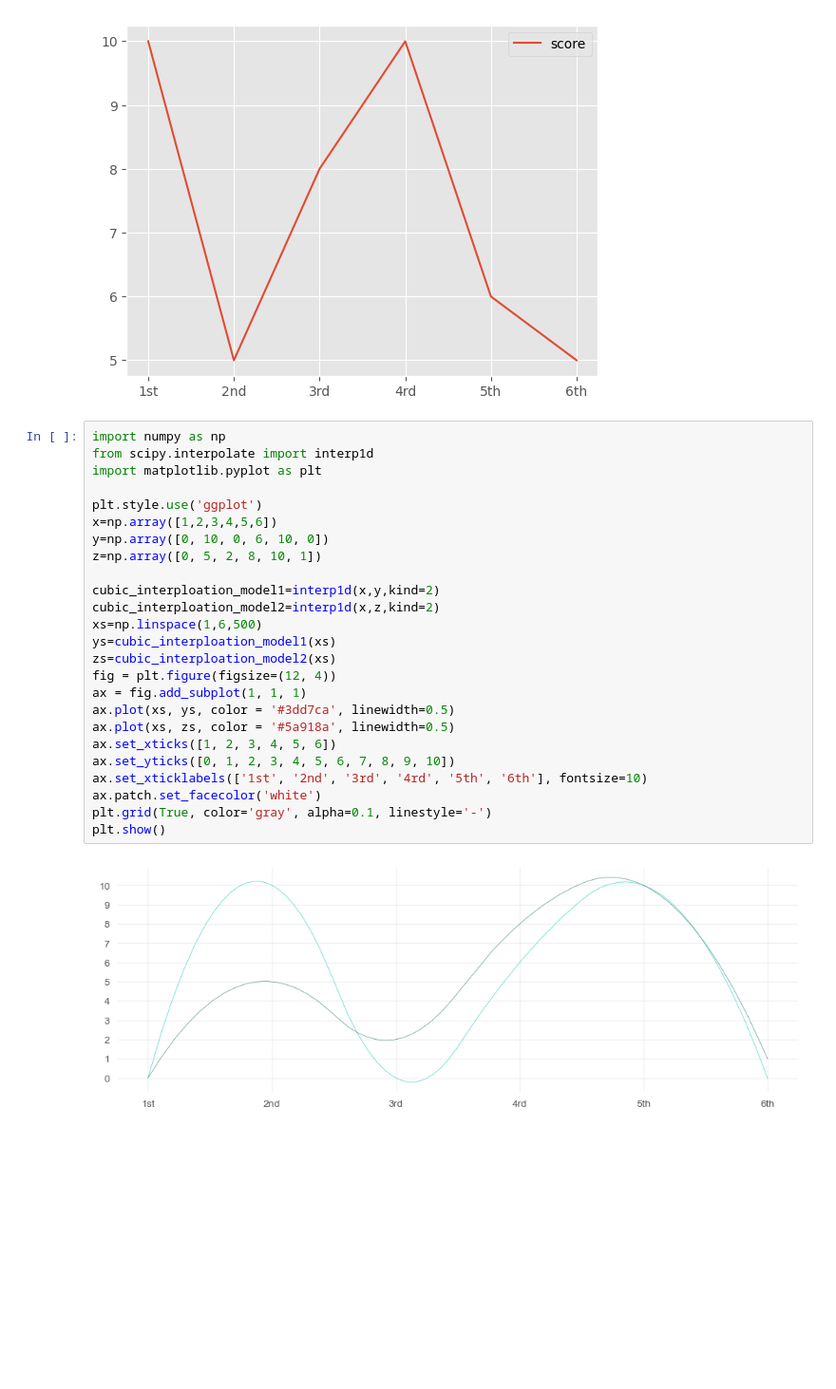
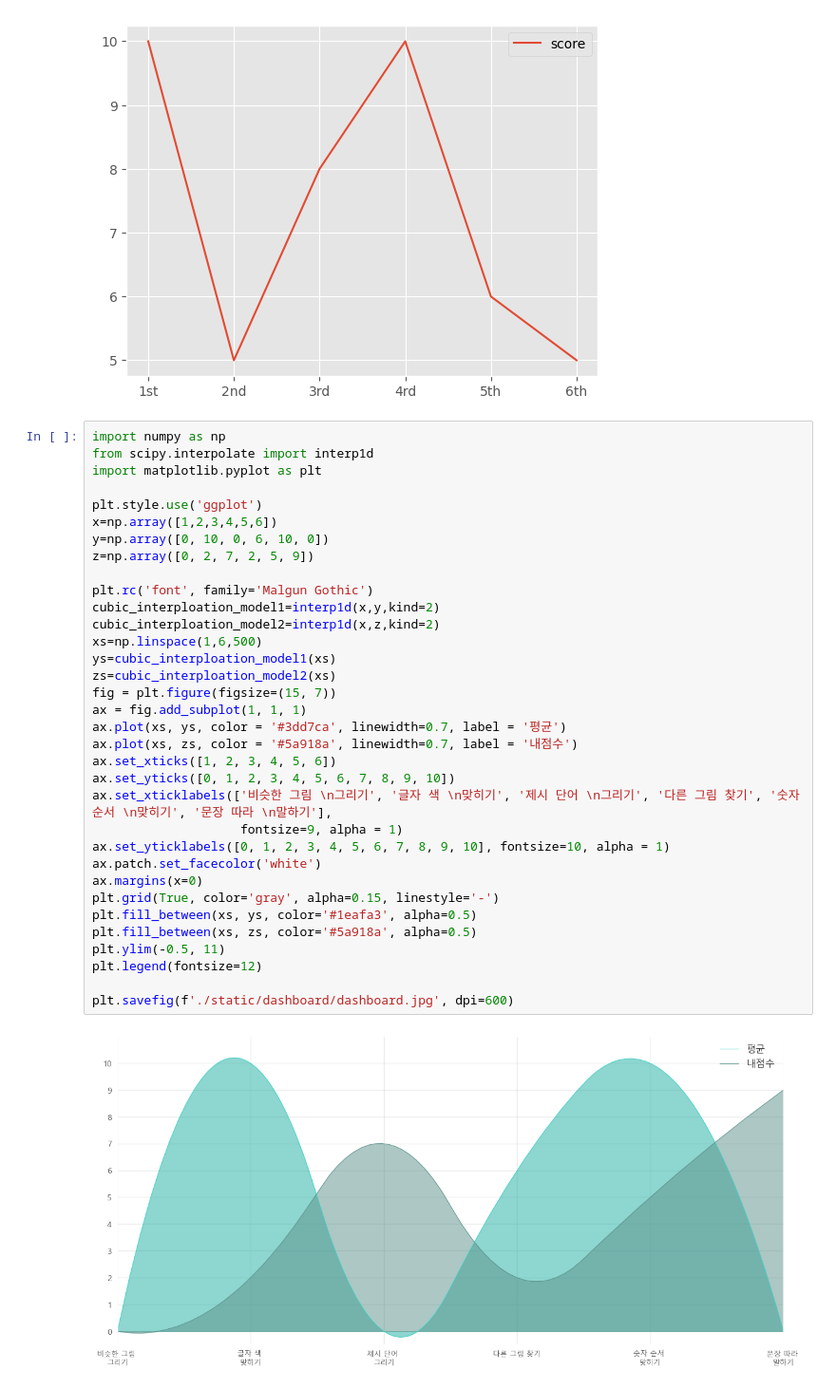
Before and after one commit to Jabullae/Final_Project_IJM, a Jupyter notebook: dashboard.ipynb, the cells around one changed output. Shown at 95% size. Drawn from its saved outputs; the diff is of its cells as text; blank space fills up the shorter version.

```diff
--- a/dashboard.ipynb
+++ b/dashboard.ipynb
@@ -39,27 +39,36 @@ frame.plot()
 # %%
 import numpy as np
 from scipy.interpolate import interp1d
 import matplotlib.pyplot as plt
 
 plt.style.use('ggplot')
 x=np.array([1,2,3,4,5,6])
 y=np.array([0, 10, 0, 6, 10, 0])
-z=np.array([0, 5, 2, 8, 10, 1])
+z=np.array([0, 2, 7, 2, 5, 9])
 
+plt.rc('font', family='Malgun Gothic')
 cubic_interploation_model1=interp1d(x,y,kind=2)
 cubic_interploation_model2=interp1d(x,z,kind=2)
 xs=np.linspace(1,6,500)
 ys=cubic_interploation_model1(xs)
 zs=cubic_interploation_model2(xs)
-fig = plt.figure(figsize=(12, 4))
+fig = plt.figure(figsize=(15, 7))
 ax = fig.add_subplot(1, 1, 1)
-ax.plot(xs, ys, color = '#3dd7ca', linewidth=0.5)
-ax.plot(xs, zs, color = '#5a918a', linewidth=0.5)
+ax.plot(xs, ys, color = '#3dd7ca', linewidth=0.7, label = '평균')
+ax.plot(xs, zs, color = '#5a918a', linewidth=0.7, label = '내점수')
 ax.set_xticks([1, 2, 3, 4, 5, 6])
 ax.set_yticks([0, 1, 2, 3, 4, 5, 6, 7, 8, 9, 10])
-ax.set_xticklabels(['1st', '2nd', '3rd', '4rd', '5th', '6th'], fontsize=10)
+ax.set_xticklabels(['비슷한 그림 \n그리기', '글자 색 \n맞히기', '제시 단어 \n그리기', '다른 그림 찾기', '숫자 순서 \n맞히기', '문장 따라 \n말하기'],
+                    fontsize=9, alpha = 1)
+ax.set_yticklabels([0, 1, 2, 3, 4, 5, 6, 7, 8, 9, 10], fontsize=10, alpha = 1)
 ax.patch.set_facecolor('white')
-plt.grid(True, color='gray', alpha=0.1, linestyle='-')
-plt.show()
+ax.margins(x=0)
+plt.grid(True, color='gray', alpha=0.15, linestyle='-')
+plt.fill_between(xs, ys, color='#1eafa3', alpha=0.5)
+plt.fill_between(xs, zs, color='#5a918a', alpha=0.5)
+plt.ylim(-0.5, 11)
+plt.legend(fontsize=12)
+
+plt.savefig(f'./static/dashboard/dashboard.jpg', dpi=600)
 # %% [output]
-[figure, old version]
+[figure, new version]
```
Also changed, not shown: parts of 1 cell of this notebook, 8 other files.
